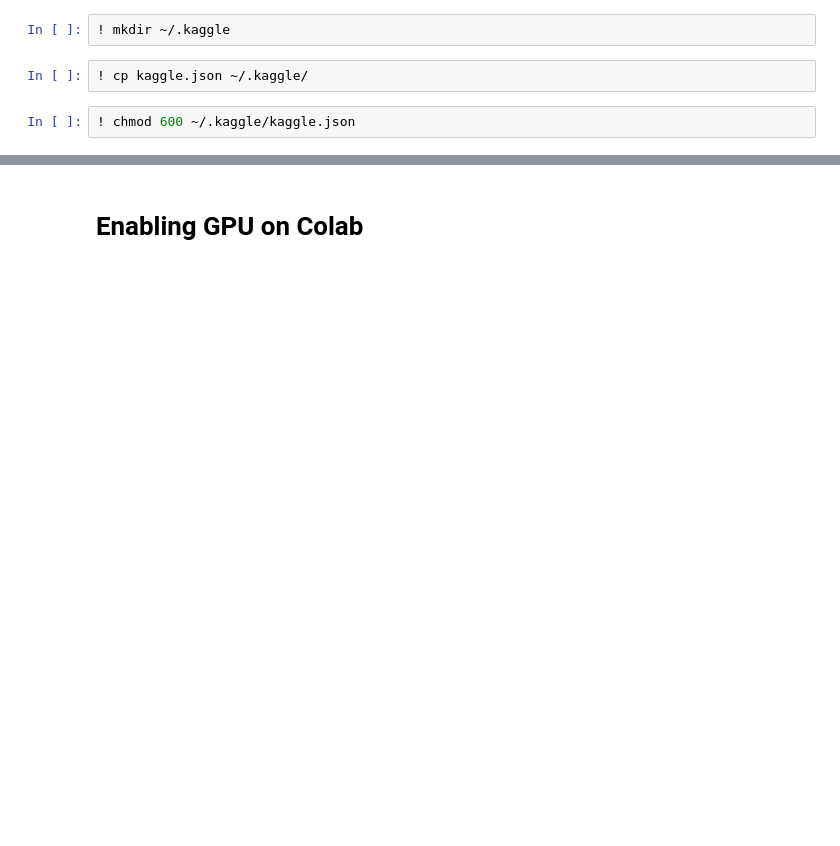
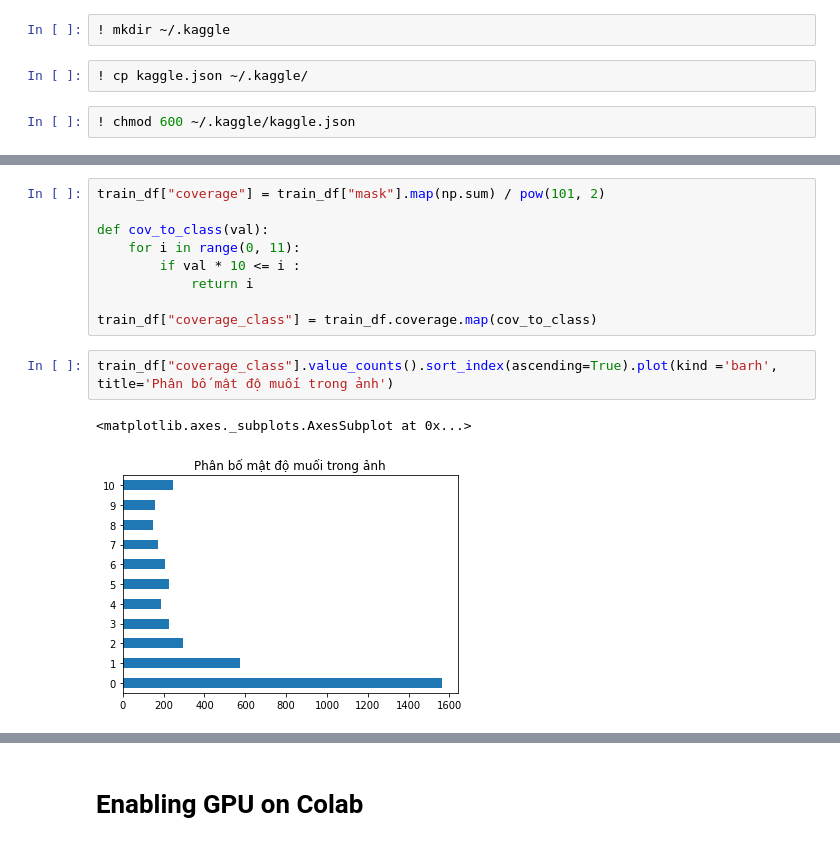
Before and after one commit to kurogo-nguyen/TGS-Salt-Identification-Challenge, a Jupyter notebook: TGS_Salt_Identification_Challenge.ipynb, the cells around one changed output, grey strips where cells are left out. Cells and saved outputs as stored; diff of their text form; blank space fills up the shorter version.

```diff
--- a/TGS_Salt_Identification_Challenge.ipynb
+++ b/TGS_Salt_Identification_Challenge.ipynb
@@ -27,0 +248,14 @@ Downloading competition_data.zip to /content
+# %%
+train_df["coverage"] = train_df["mask"].map(np.sum) / pow(101, 2)
+
+def cov_to_class(val):
+    for i in range(0, 11):
+        if val * 10 <= i :
+            return i
+
+train_df["coverage_class"] = train_df.coverage.map(cov_to_class)
+# %%
+train_df["coverage_class"].value_counts().sort_index(ascending=True).plot(kind ='barh', title='Phân bố mật độ muối trong ảnh')
+# %% [output]
+<matplotlib.axes._subplots.AxesSubplot at 0x...>
+[figure, added]
```
Also changed, not shown: parts of 98 cells of this notebook.
